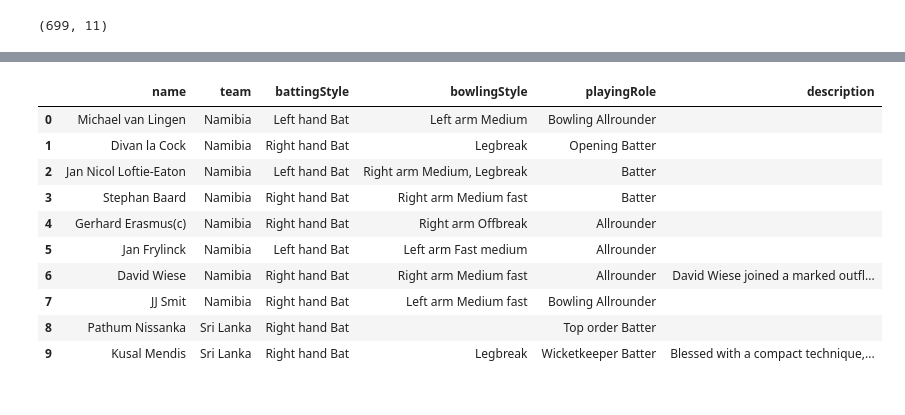
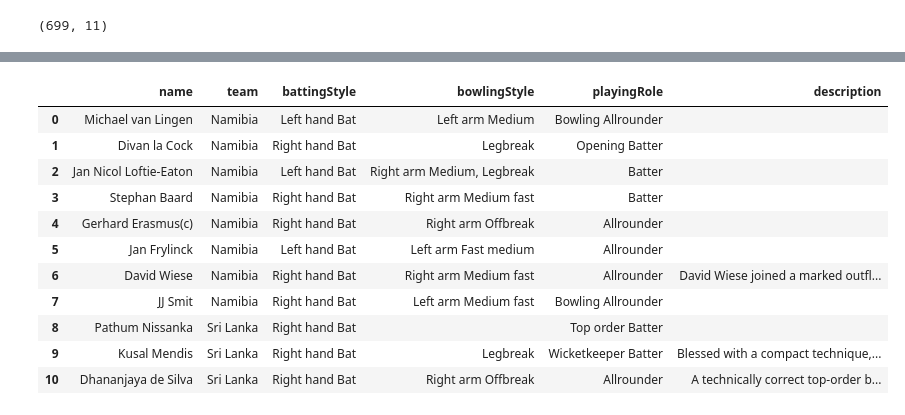
Before and after one commit to Faizolam/CricketT20Analytics, a Jupyter notebook: Notebook/t20_data_preprocessing.ipynb, the cells around one changed output, grey strips where cells are left out. Cells and saved outputs as stored; diff of their text form; code cells hidden in the pictures.

```diff
--- a/Notebook/t20_data_preprocessing.ipynb
+++ b/Notebook/t20_data_preprocessing.ipynb
@@ -52,10 +99,11 @@ df_match.to_csv('t20_csv_files/dim_match_summary.csv', index = False)
 # %%
-with open('t20_json_files/t20_wc_batting_summary.json') as f:
-    data = json.load(f)
+with open('../Data/t20_json_files/t20_wc_batting_summary.json') as f:
+    jsonData1=json.load(f)
+
     all_records = []
-    for rec in data:
-        all_records.extend(rec['battingSummary'])
+    for record in jsonData1:
+        all_records.extend(record['battingSummary'])
 
-df_batting = pd.DataFrame(all_records)
-df_batting.head(11)
+# jsonData
+all_records
 # %% [output]
@@ -136,9 +241,13 @@ df_batting.to_csv('t20_csv_files/fact_bating_summary.csv', index = False)
 # %%
-with open('t20_json_files/t20_wc_bowling_summary.json') as f:
-    data = json.load(f)
-    all_records = []
-    for rec in data:
-        all_records.extend(rec['bowlingSummary'])
+with open('../Data/t20_json_files/t20_wc_bowling_summary.json') as bowlingFile:
+    jsonData2 = json.load(bowlingFile)
+
+    all_records=[]
+    for record in jsonData2:
+        all_records.extend(record['bowlingSummary'])
+
+# jsonData2
+len(jsonData2)
 all_records[:2]
 # %% [output]
 [{'match': 'Namibia Vs Sri Lanka',
@@ -187,3 +310,5 @@ df_bowling.to_csv('t20_csv_files/fact_bowling_summary.csv', index = False)
 # %%
-with open('t20_json_files/t20_wc_player_info.json') as f:
-    data = json.load(f)
+with open('../Data/t20_json_files/t20_wc_player_info.json') as playerFile:
+    jsonData3=json.load(playerFile)
+# len(jsonData3)
+jsonData3
@@ -209,0 +333,3 @@ df_players.head(10)
+# %%
+playerDf= pd.DataFrame(jsonData3)
+playerDf.head()
@@ -210,18 +343,19 @@ df_players.head(10)
 # %%
-df_players['name'] = df_players['name'].apply(lambda x: x.replace('â€', ''))
-df_players['name'] = df_players['name'].apply(lambda x: x.replace('†', ''))
-df_players['name'] = df_players['name'].apply(lambda x: x.replace('\xa0', ''))
-df_players.head(10)
+playerDf['name']= playerDf['name'].apply(lambda x: x.replace('â€',''))
+playerDf['name']= playerDf['name'].apply(lambda x: x.replace('†',''))
+playerDf['name']= playerDf['name'].apply(lambda x: x.replace('\xa0',''))
+playerDf.head(11)
 # %% [output]
 |  | name | team | battingStyle | bowlingStyle | playingRole | description |
 | 0 | Michael van Lingen | Namibia | Left hand Bat | Left arm Medium | Bowling Allrounder |  |
 | 1 | Divan la Cock | Namibia | Right hand Bat | Legbreak | Opening Batter |  |
 | 2 | Jan Nicol Loftie-Eaton | Namibia | Left hand Bat | Right arm Medium, Legbreak | Batter |  |
 | 3 | Stephan Baard | Namibia | Right hand Bat | Right arm Medium fast | Batter |  |
 | 4 | Gerhard Erasmus(c) | Namibia | Right hand Bat | Right arm Offbreak | Allrounder |  |
 | 5 | Jan Frylinck | Namibia | Left hand Bat | Left arm Fast medium | Allrounder |  |
 | 6 | David Wiese | Namibia | Right hand Bat | Right arm Medium fast | Allrounder | David Wiese joined a marked outfl... |
 | 7 | JJ Smit | Namibia | Right hand Bat | Left arm Medium fast | Bowling Allrounder |  |
 | 8 | Pathum Nissanka | Sri Lanka | Right hand Bat |  | Top order Batter |  |
 | 9 | Kusal Mendis | Sri Lanka | Right hand Bat | Legbreak | Wicketkeeper Batter | Blessed with a compact technique,... |
+| 10 | Dhananjaya de Silva | Sri Lanka | Right hand Bat | Right arm Offbreak | Allrounder | A technically correct top-order b... |
 # %%
```
Also changed, not shown: parts of 38 cells of this notebook, 5 other files.
